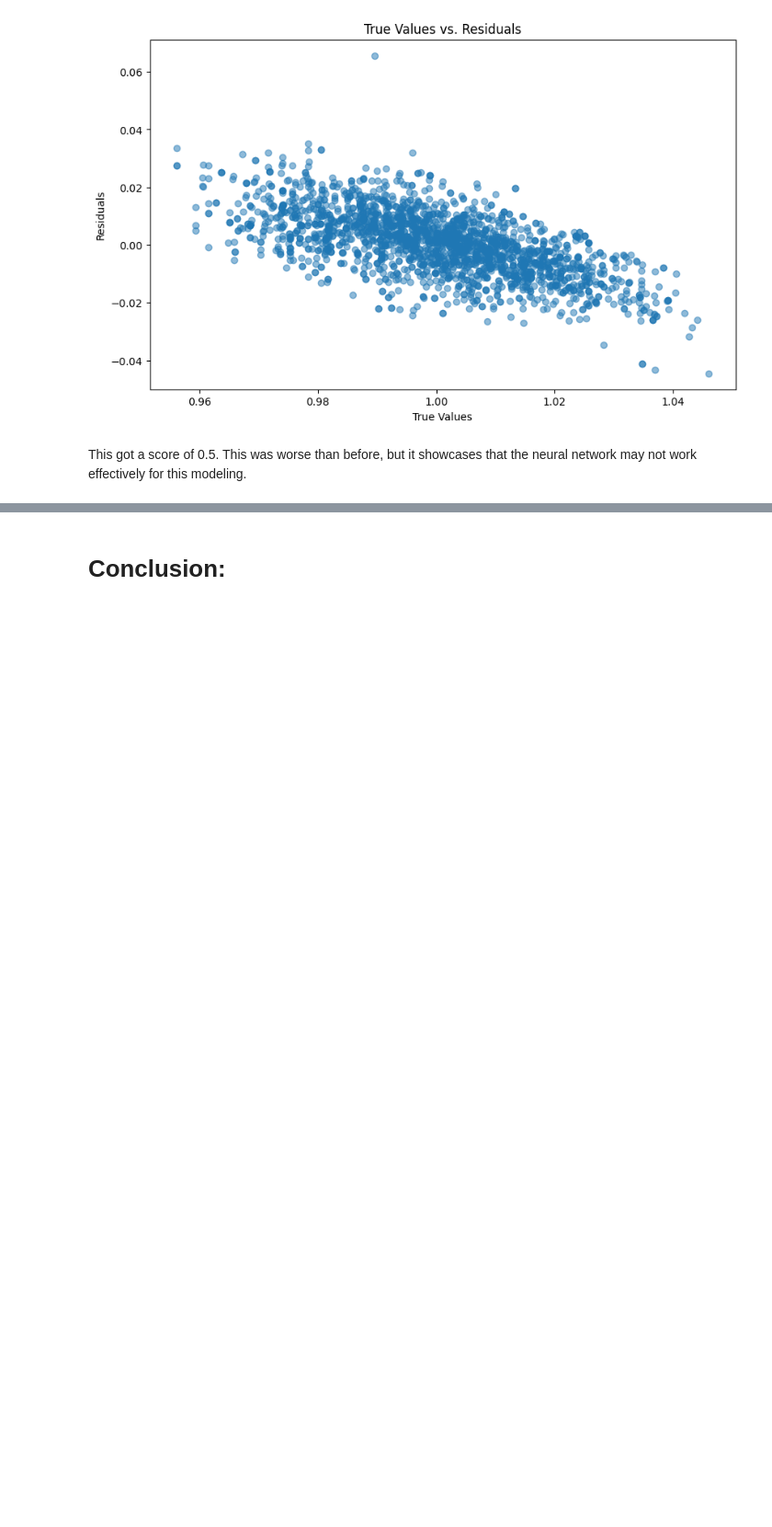
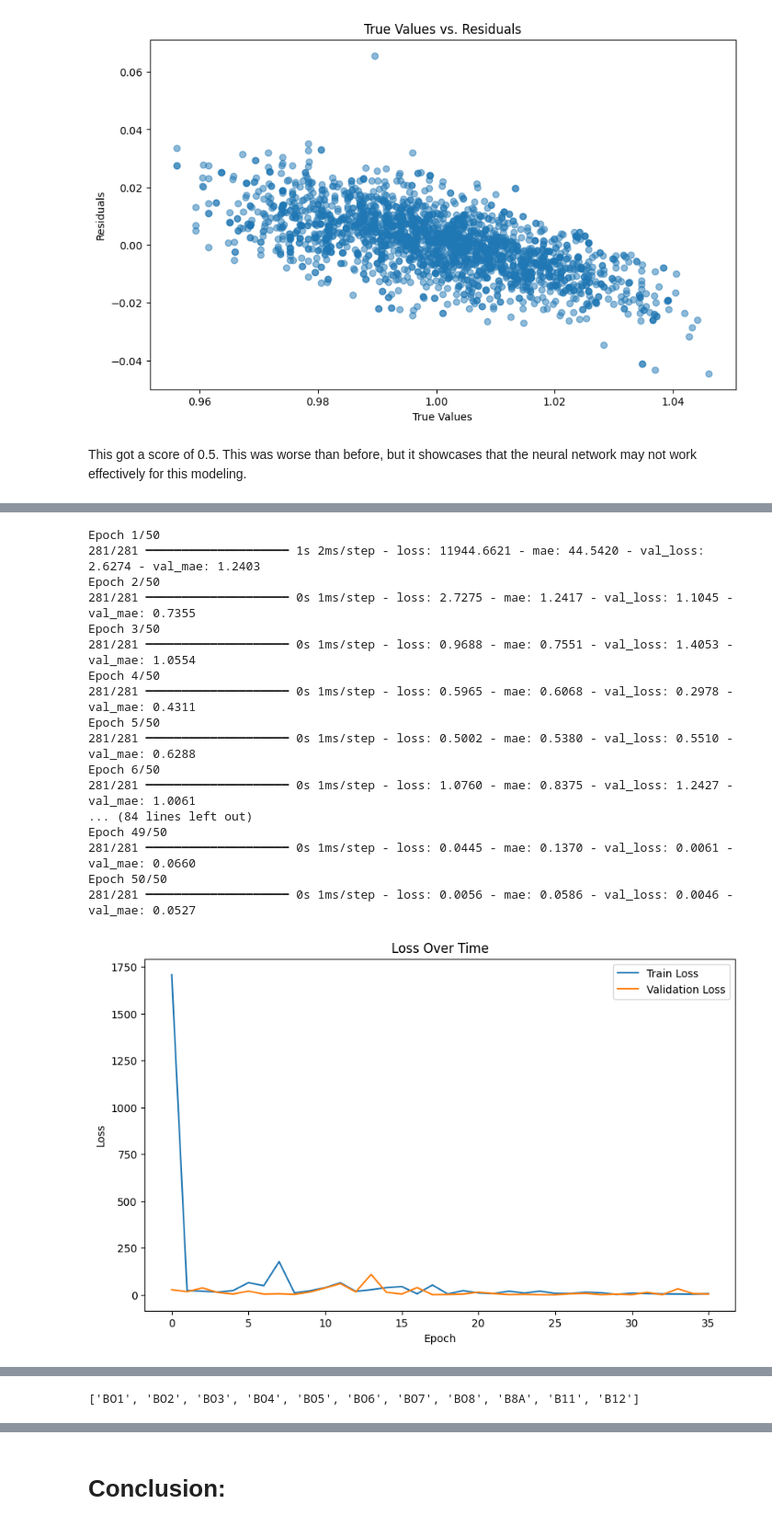
Before and after one commit to JZembower/UHI_Index_Prediction_Model, a Jupyter notebook: Model/Neural_Network.ipynb, the cells around one changed output, grey strips where cells are left out. Shown at 92% size. Drawn from its saved outputs; the diff is of its cells as text; code cells hidden in the pictures; blank space fills up the shorter version.

```diff
--- a/Model/Neural_Network.ipynb
+++ b/Model/Neural_Network.ipynb
@@ -944,0 +965,21 @@ This got a score of 0.5. This was worse than before, but it showcases that the n
+# %%
+from tensorflow.keras.callbacks import EarlyStopping
+# Define the model
+model = Sequential([
+    Dense(128, activation='relu', input_shape=(X_train.shape[1],)),  # Input layer
+    Dense(128, activation='relu'),  # Hidden layer
+    Dense(1)  # Output layer for regression
+])
+
+# Compile the model
+model.compile(optimizer='adam', loss='mse', metrics=['mae'])
+
+# Add EarlyStopping to prevent overfitting
+early_stopping = EarlyStopping(monitor='val_loss', patience=10, restore_best_weights=True)
+
+# Train the model
+history = model.fit(X_train, y_train, epochs=50, batch_size=32,
+                    validation_data=(X_test, y_test), callbacks=[early_stopping])
+
+# Evaluate the model
+model.evaluate(X_test, y_test)
@@ -944,0 +1042,43 @@ This got a score of 0.5. This was worse than before, but it showcases that the n
+# %%
+# Train model with optimal hyperparameters
+best_model = tuner.hypermodel.build(best_hps)
+best_model.fit(X_train, y_train, epochs=50, validation_data=(X_test, y_test))
+
+# Plot training loss
+plt.figure(figsize=(10, 6))
+plt.plot(history.history['loss'], label='Train Loss')
+plt.plot(history.history['val_loss'], label='Validation Loss')
+plt.xlabel('Epoch')
+plt.ylabel('Loss')
+plt.legend()
+plt.title('Loss Over Time')
+plt.show()
+
+# Plot MAE
+plt.figure(figsize=(10, 6))
+plt.plot(history.history['mae'], label='Train MAE')
+plt.plot(history.history['val_mae'], label='Validation MAE')
+plt.xlabel('Epoch')
+plt.ylabel('Mean Absolute Error')
+plt.legend()
+plt.title('MAE Over Time')
+plt.show()
+# %% [output]
+Epoch 1/50
+281/281 ━━━━━━━━━━━━━━━━━━━━ 1s 2ms/step - loss: 11944.6621 - mae: 44.5420 - val_loss: 2.6274 - val_mae: 1.2403
+Epoch 2/50
+281/281 ━━━━━━━━━━━━━━━━━━━━ 0s 1ms/step - loss: 2.7275 - mae: 1.2417 - val_loss: 1.1045 - val_mae: 0.7355
+Epoch 3/50
+281/281 ━━━━━━━━━━━━━━━━━━━━ 0s 1ms/step - loss: 0.9688 - mae: 0.7551 - val_loss: 1.4053 - val_mae: 1.0554
+Epoch 4/50
+281/281 ━━━━━━━━━━━━━━━━━━━━ 0s 1ms/step - loss: 0.5965 - mae: 0.6068 - val_loss: 0.2978 - val_mae: 0.4311
+Epoch 5/50
+281/281 ━━━━━━━━━━━━━━━━━━━━ 0s 1ms/step - loss: 0.5002 - mae: 0.5380 - val_loss: 0.5510 - val_mae: 0.6288
+Epoch 6/50
+281/281 ━━━━━━━━━━━━━━━━━━━━ 0s 1ms/step - loss: 1.0760 - mae: 0.8375 - val_loss: 1.2427 - val_mae: 1.0061
+... (84 lines left out)
+Epoch 49/50
+281/281 ━━━━━━━━━━━━━━━━━━━━ 0s 1ms/step - loss: 0.0445 - mae: 0.1370 - val_loss: 0.0061 - val_mae: 0.0660
+Epoch 50/50
+281/281 ━━━━━━━━━━━━━━━━━━━━ 0s 1ms/step - loss: 0.0056 - mae: 0.0586 - val_loss: 0.0046 - val_mae: 0.0527
+[figure, added]
@@ -944,0 +1117,8 @@ This got a score of 0.5. This was worse than before, but it showcases that the n
+# %%
+# Define spectral features (excluding Longitude, Latitude, and UHI Index)
+spectral_features = [col for col in X.columns if col not in ["Longitude", "Latitude"]]
+
+# Ensure spectral features match between training and submission datasets
+spectral_features
+# %% [output]
+['BO1', 'BO2', 'BO3', 'BO4', 'BO5', 'BO6', 'BO7', 'BO8', 'B8A', 'B11', 'B12']
```
Also changed, not shown: parts of 10 cells of this notebook, 1 other file.
